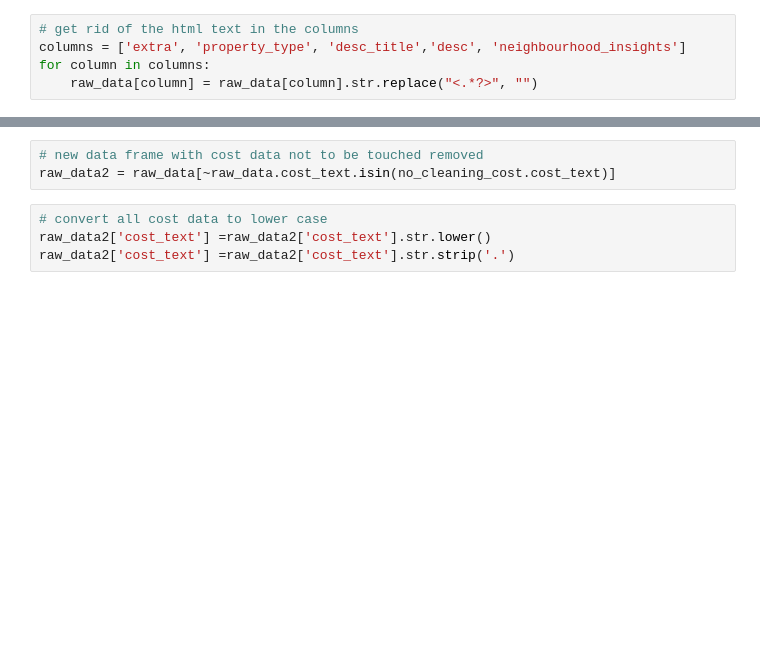
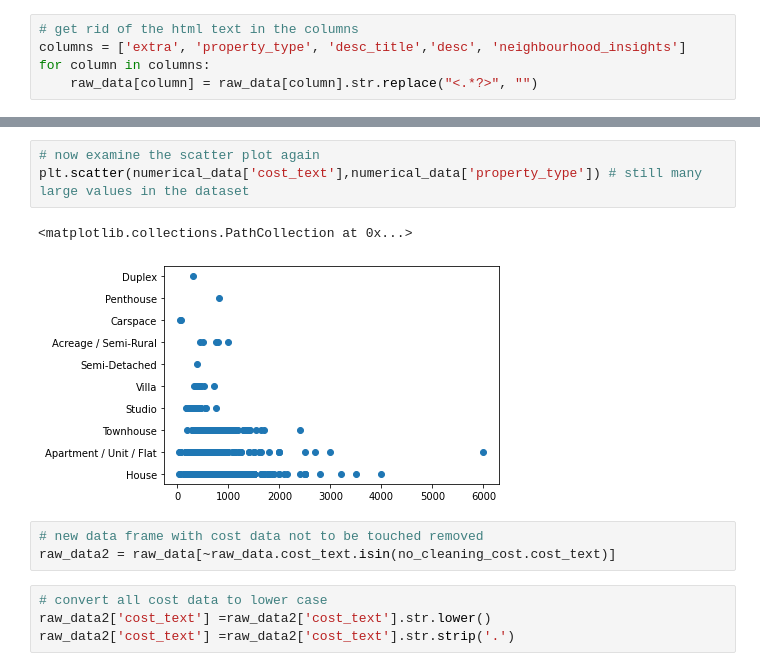
Before and after one commit to MAST30034-Applied-Data-Science/generic-real-estate-consulting-project-18, a Jupyter notebook: notebooks/Preprocess domain data.ipynb, the cells around one changed output, grey strips where cells are left out. Saved outputs shown, nothing was run; the diff lists cells and outputs as text; blank space fills up the shorter version.

```diff
--- a/notebooks/Preprocess domain data.ipynb
+++ b/notebooks/Preprocess domain data.ipynb
@@ -79,3 +88,9 @@ no_cleaning_cost = raw_data[pd.to_numeric(raw_data['cost_text'], errors='coerce'
+# %%
+# now examine the scatter plot again
+plt.scatter(numerical_data['cost_text'],numerical_data['property_type']) # still many large values in the dataset
+# %% [output]
+<matplotlib.collections.PathCollection at 0x...>
+[figure, added]
 # %%
 # new data frame with cost data not to be touched removed
 raw_data2 = raw_data[~raw_data.cost_text.isin(no_cleaning_cost.cost_text)]
```
Also changed, not shown: parts of 26 cells of this notebook.
